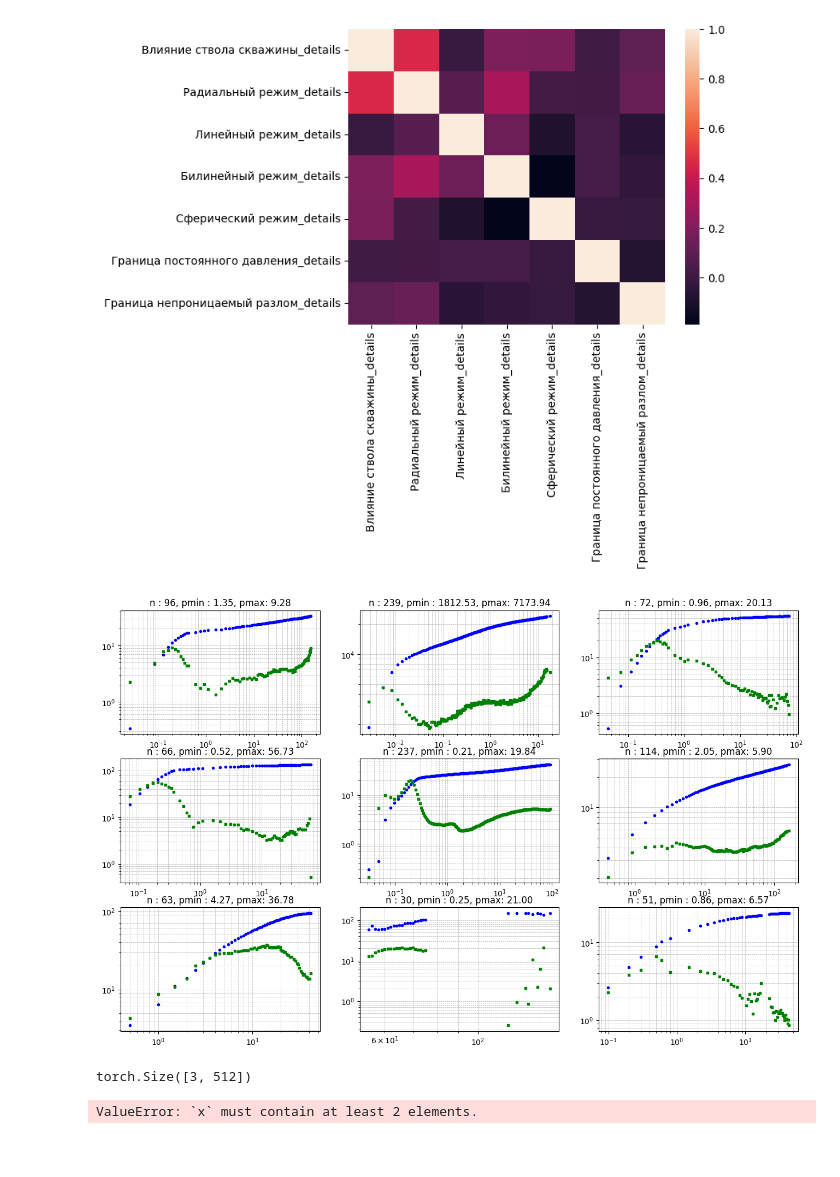
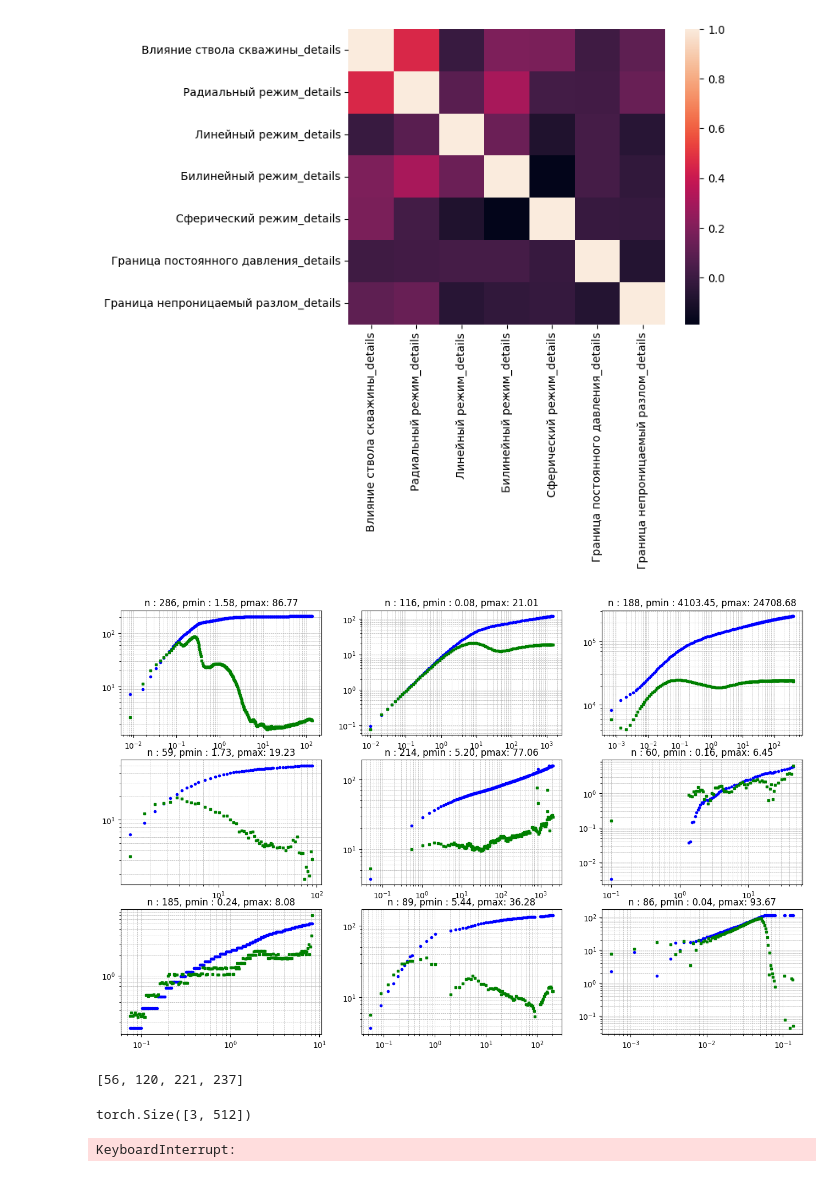
Before and after one commit to EZHOWWW/Siam, a Jupyter notebook: baseline.ipynb, the cells around one changed output. Cells and saved outputs as stored; diff of their text form; code cells hidden in the pictures; blank space fills up the shorter version.

```diff
--- a/baseline.ipynb
+++ b/baseline.ipynb
@@ -56,3 +58,3 @@ lq_train_data_path = "./Data/markup_train.csv"
 # %%
-hq_train_data = pd.read_csv(hq_train_data_path).sample(frac=1, random_state = grandom_state)
-lq_train_data = pd.read_csv(lq_train_data_path).sample(frac=1,random_state = grandom_state)
+hq_train_data = pd.read_csv(hq_train_data_path).sample(frac=1, random_state = grandom_state).reset_index()
+lq_train_data = pd.read_csv(lq_train_data_path).sample(frac=1,random_state = grandom_state).reset_index()
@@ -127,12 +148,13 @@ def get_series(file_name: str, train=True) -> pd.DataFrame | None:
         )
         return df
     except FileNotFoundError as x:
+        print(file_path)
         print(f"File not found in path:\t {file_path}\n" + x)
         return None
 
 
 def get_series_from_loc(loc: pd.Series, train=True) -> pd.DataFrame | None:
-    return get_series(loc["file_name"])
+    return get_series(loc["file_name"], train)
 
 
 def show_series(s, ax) -> None:
@@ -150,18 +172,18 @@ def show_series(s, ax) -> None:
 # %%
 # show some series
 size = (3, 3)
-random_rows = hq_train_data.sample(n=size[1] * size[0], random_state=grandom_state)
+random_rows = hq_train_data.sample(n=size[1] * size[0], random_state=grandom_state+1)
 fig, ax = plt.subplots(
     *size,
     figsize=(16, 10),
 )
 for i, v in enumerate(random_rows.iloc):
     x = ax[i // size[0], i % size[1]]
     s = get_series_from_loc(v)
     show_series(s, x)
     x.set_title(
         f"n : {len(s.index)}, pmin : {s['P_prime'].min():.2f}, pmax: {s['P_prime'].max():.2f}"
     )
     # show_series(get_series_from_loc(v), ax)
 # %% [output]
-[figure, old version]
+[figure, new version]
@@ -167,0 +196,15 @@ for i, v in enumerate(random_rows.iloc):
+# %%
+t = []
+for i, v in enumerate(validation.iloc) :
+    s = get_series(v['file_name'], False)
+    if len(s.index) < 3:
+        t.append(i)
+dels = t
+validationd = validation.drop(t)
+for i in t:
+    validation.at[i, 'Некачественное ГДИС'] = 1
+
+
+print(t)
+# %% [output]
+[56, 120, 221, 237]
@@ -265,5 +306,5 @@ model = OilModel()
 # %%
-def train_epoch(model=model, loader=loader, optimizer=torch.optim.Adam(model.parameters()), device='cpu'):
+def train_epoch(model=model, loader='', optimizer=torch.optim.Adam(model.parameters()), device='cuda'):
     model.train()
     bin_loss = nn.BCELoss()
     reg_loss = nn.MSELoss()
@@ -273,22 +314,17 @@ def train_epoch(model=model, loader=loader, optimizer=torch.optim.Adam(model.par
 
         optimizer.zero_grad()
         pred_bin, pred_reg = model(X)
+        pred_bin, pred_reg = pred_bin.to(device), pred_reg.to(device)
         y_reg = y_reg.squeeze(-1)
 
         # Комбинированный loss с маскированием
         loss_cls = bin_loss(pred_bin, y_bin)
         mask = (y_reg != -1).float()
         loss_reg = (reg_loss(pred_reg, y_reg) * mask).mean()
-
         total_loss = loss_cls + loss_reg
-        print(loss_cls, loss_reg, total_loss)
         total_loss.backward()
         optimizer.step()
 
-# train_epoch(loader = loader)
-# dataset.hq = False
 train_epoch()
-
-# loader = DataLoader(dataset, batch_size=128)
+dataset.hq = False
+train_epoch()
-# %% [output]
-ValueError: `x` must contain at least 2 elements.
@@ -294,0 +353,11 @@ ValueError: `x` must contain at least 2 elements.
+# %%
+hq_epoch = 16
+# hq_opt = torch.optim.Adam(model.parametrs(), lr=0.1)
+hq_train, hq_valid= torch.utils.data.random_split(dataset, [0.9, 0.1])
+hq_train_loader = DataLoader(hq_train, batch_size = 1024)
+hq_val_loader = DataLoader(hq_valid, batch_size  = 1024)
+
+for e in range(hq_epoch):
+    print(validate(model, hq_val_loader, 'cuda'))
+# %% [output]
+KeyboardInterrupt:
```
Also changed, not shown: parts of 15 cells of this notebook, 3 other files.
